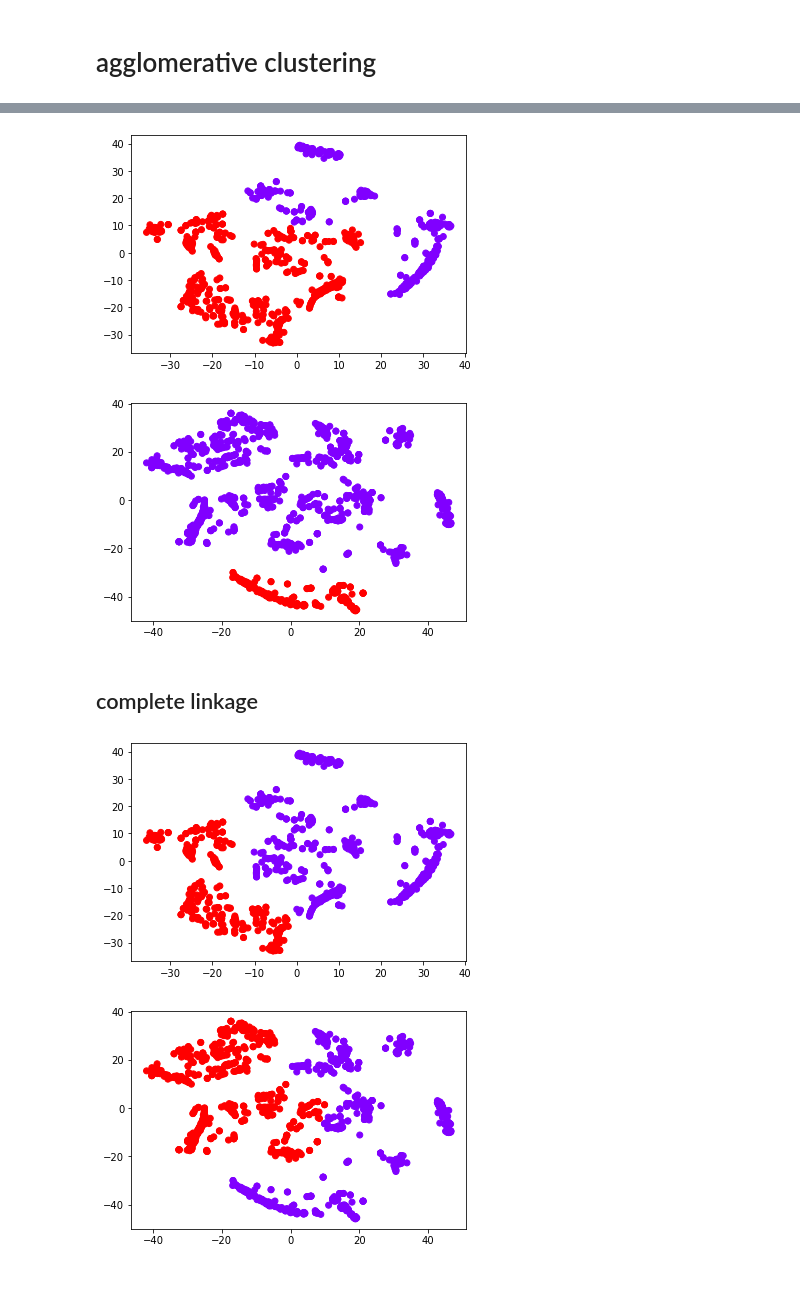
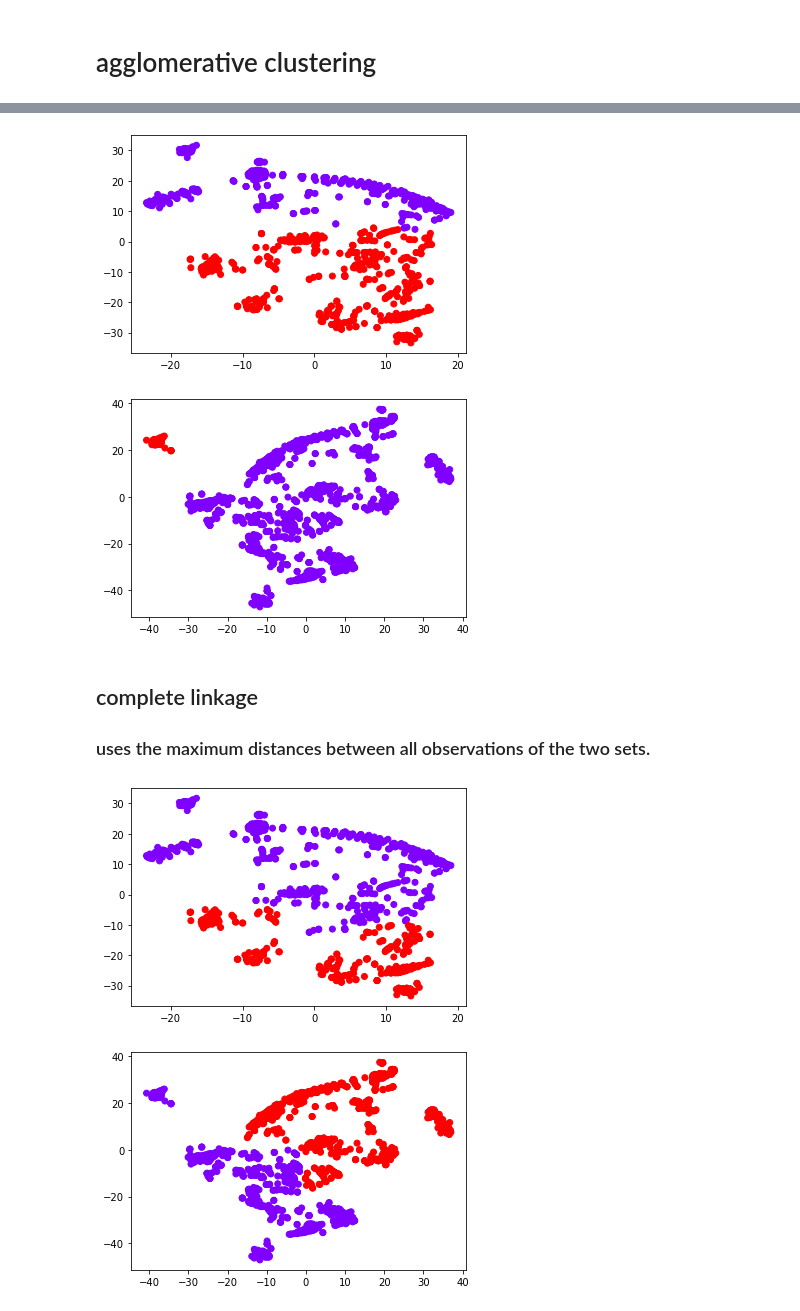
Before and after one commit to WozzyaQ/machine-learning-and-other-stuff, a Jupyter notebook: clustering-titanic/clustering.ipynb, the cells around one changed output, grey strips where cells are left out. Saved outputs shown, nothing was run; the diff lists cells and outputs as text; code cells hidden in the pictures; blank space fills up the shorter version.

```diff
--- a/clustering-titanic/clustering.ipynb
+++ b/clustering-titanic/clustering.ipynb
@@ -292,7 +294,7 @@ ps_id_test = prepared_data_test["PassengerId"]
 prepared_data_train.drop(columns={"Cabin","Ticket","PassengerId"},inplace=True)
 prepared_data_test.drop(columns={"Cabin","Ticket","PassengerId"},inplace=True)
 # %%
-categorical_features = ["Name", "Embarked", "Sex", "Pclass", "SibSp", "Parch"]
+categorical_features = ["Name", "Embarked", "Sex", "SibSp", "Parch"]
 numerical_features = ["Age", "Fare"]
 # %%
 selected_features =  numerical_features + categorical_features
@@ -509,0 +527,9 @@ plot_cluster(tsne_representation, "blue")
+# %%
+# The perplexity is related to the number of nearest neighbors that is used in other manifold learning algorithms.
+perplexity_tsne = 45
+
+tsne = TSNE(perplexity=perplexity_tsne, n_iter=5000, random_state=30)
+
+tsne_representation = tsne.fit_transform(train_x_clust)
+
+plot_cluster(tsne_representation, "blue")
@@ -548,9 +580,12 @@ dbscan(tnse_all_x_repr,10)
 # %% [markdown]
 # agglomerative clustering
 # %%
+# https://scikit-learn.org/stable/modules/generated/sklearn.cluster.AgglomerativeClustering.html
 from sklearn.cluster import AgglomerativeClustering
-def agglomerative(folded_repr, link):
-    cluster = AgglomerativeClustering(n_clusters=2, affinity='euclidean', linkage=link)
+
+# Recursively merges the pair of clusters that minimally increases a given linkage distance.
+def agglomerative(folded_repr, link, clusters):
+    cluster = AgglomerativeClustering(n_clusters=clusters, affinity='euclidean', linkage=link)
     cluster.fit(folded_repr)
     labels = cluster.labels_
     plot_cluster(folded_repr, labels)
@@ -579,18 +617,19 @@ agglomerative(tnse_all_x_repr, "ward")
 # %%
-agglomerative(tsne_representation, "average")
+agglomerative(tsne_representation, "average", 2)
 # %% [output]
-[figure, old version]
+[figure, new version]
 # %%
-agglomerative(tnse_all_x_repr, "average")
+agglomerative(tnse_all_x_repr, "average",2)
 # %% [output]
-[figure, old version]
+[figure, new version]
-# %% [markdown]
-## complete linkage
+# %% [markdown]
+## complete linkage
+### uses the maximum distances between all observations of the two sets.
 # %%
-agglomerative(tsne_representation, "complete")
+agglomerative(tsne_representation, "complete",2)
 # %% [output]
-[figure, old version]
+[figure, new version]
 # %%
-agglomerative(tnse_all_x_repr, "complete")
+agglomerative(tnse_all_x_repr, "complete",2)
 # %% [output]
-[figure, old version]
+[figure, new version]
```
Also changed, not shown: parts of 28 cells of this notebook.
